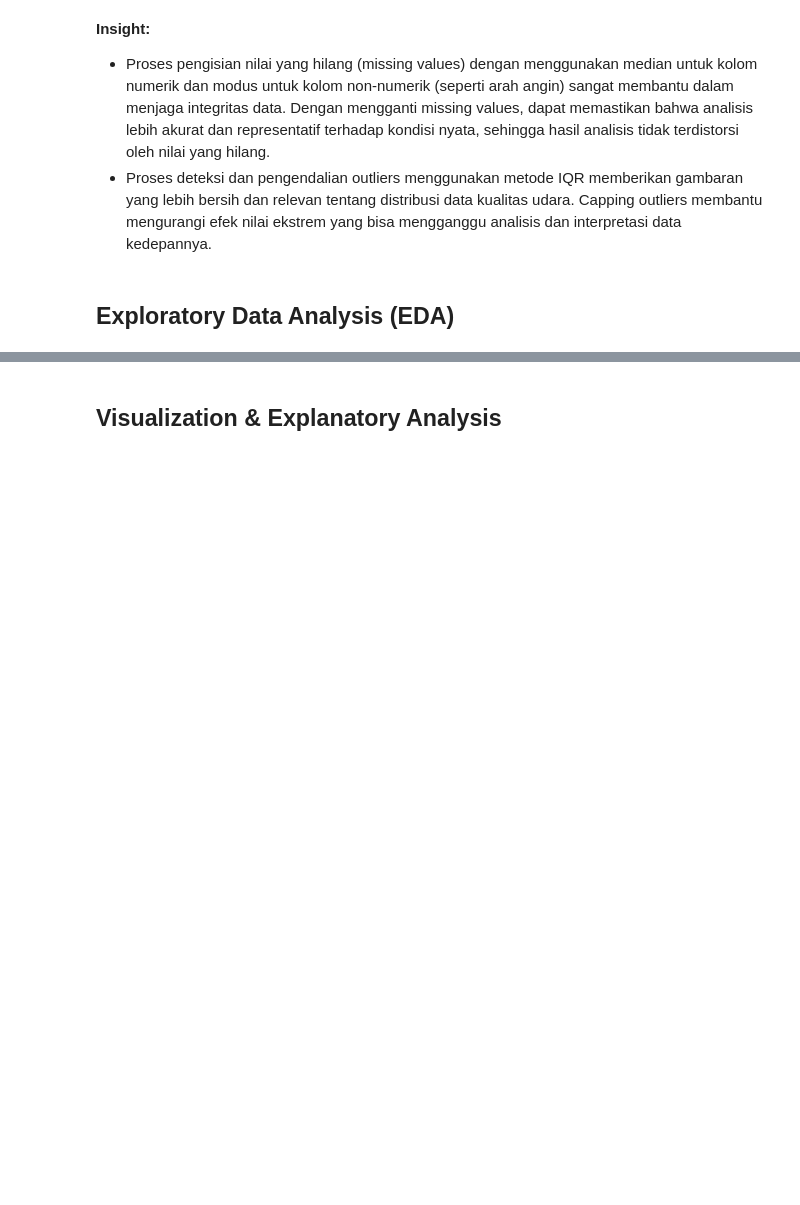
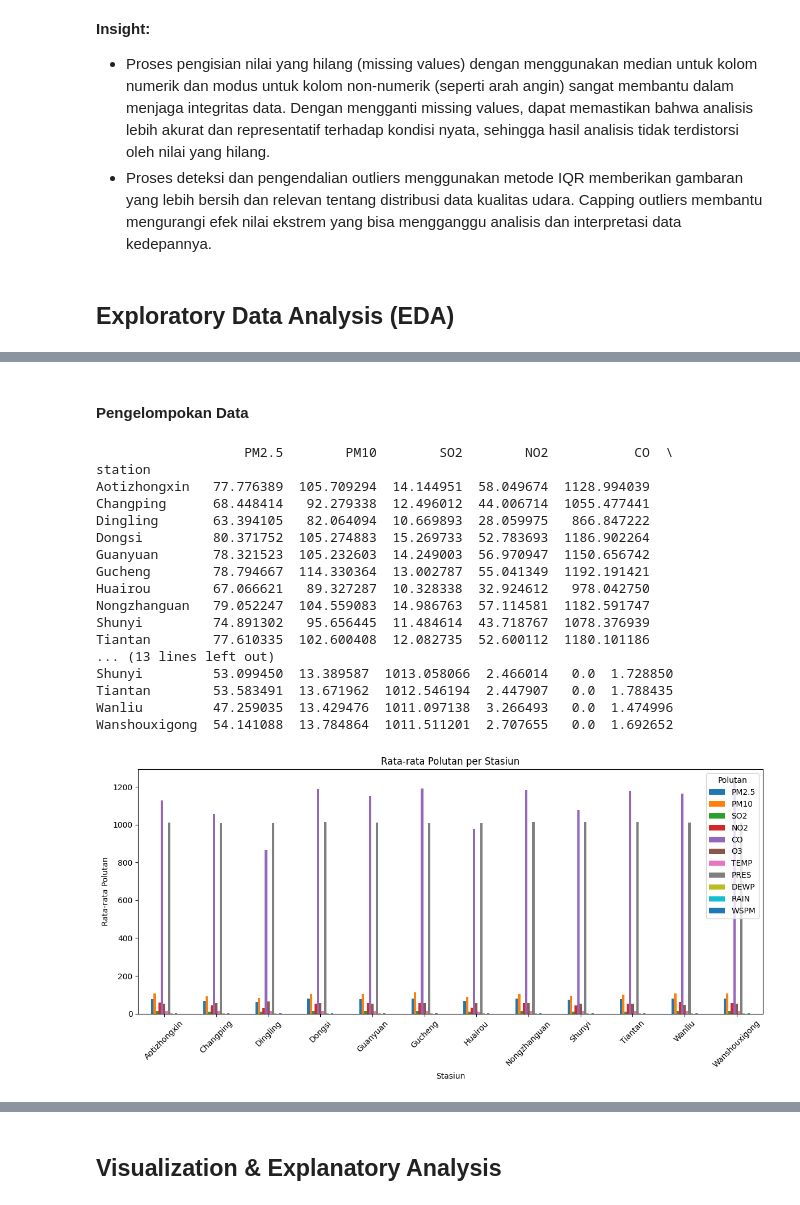
Before and after one commit to aryasetiap/analisis-kualitas-udara-dicoding, a Jupyter notebook: Proyek_Analisis_Data.ipynb, the cells around one changed output, grey strips where cells are left out. Cells and saved outputs as stored; diff of their text form; code cells hidden in the pictures; blank space fills up the shorter version.

```diff
--- a/Proyek_Analisis_Data.ipynb
+++ b/Proyek_Analisis_Data.ipynb
@@ -201,0 +247,37 @@ Data berhasil dibersihkan dan disimpan ke 'dashboard/cleaned_data.csv'
+# %% [markdown]
+#### Pengelompokan Data
+# %%
+# Mengelompokkan data berdasarkan stasiun dan menghitung rata-rata untuk setiap stasiun
+grouped_by_station = cleaned_df.groupby('station')[numeric_columns].mean()
+
+# Menampilkan hasil pengelompokan
+print(grouped_by_station)
+
+# Visualisasi perbandingan rata-rata polutan antar stasiun
+grouped_by_station.plot(kind='bar', figsize=(12, 6))
+plt.title('Rata-rata Polutan per Stasiun')
+plt.xlabel('Stasiun')
+plt.ylabel('Rata-rata Polutan')
+plt.xticks(rotation=45)
+plt.legend(title='Polutan')
+plt.tight_layout()
+plt.show()
+# %% [output]
+                   PM2.5        PM10        SO2        NO2           CO  \
+station
+Aotizhongxin   77.776389  105.709294  14.144951  58.049674  1128.994039
+Changping      68.448414   92.279338  12.496012  44.006714  1055.477441
+Dingling       63.394105   82.064094  10.669893  28.059975   866.847222
+Dongsi         80.371752  105.274883  15.269733  52.783693  1186.902264
+Guanyuan       78.321523  105.232603  14.249003  56.970947  1150.656742
+Gucheng        78.794667  114.330364  13.002787  55.041349  1192.191421
+Huairou        67.066621   89.327287  10.328338  32.924612   978.042750
+Nongzhanguan   79.052247  104.559083  14.986763  57.114581  1182.591747
+Shunyi         74.891302   95.656445  11.484614  43.718767  1078.376939
+Tiantan        77.610335  102.600408  12.082735  52.600112  1180.101186
+... (13 lines left out)
+Shunyi         53.099450  13.389587  1013.058066  2.466014   0.0  1.728850
+Tiantan        53.583491  13.671962  1012.546194  2.447907   0.0  1.788435
+Wanliu         47.259035  13.429476  1011.097138  3.266493   0.0  1.474996
+Wanshouxigong  54.141088  13.784864  1011.511201  2.707655   0.0  1.692652
+[figure, added]
```
Also changed, not shown: parts of 7 cells of this notebook.
